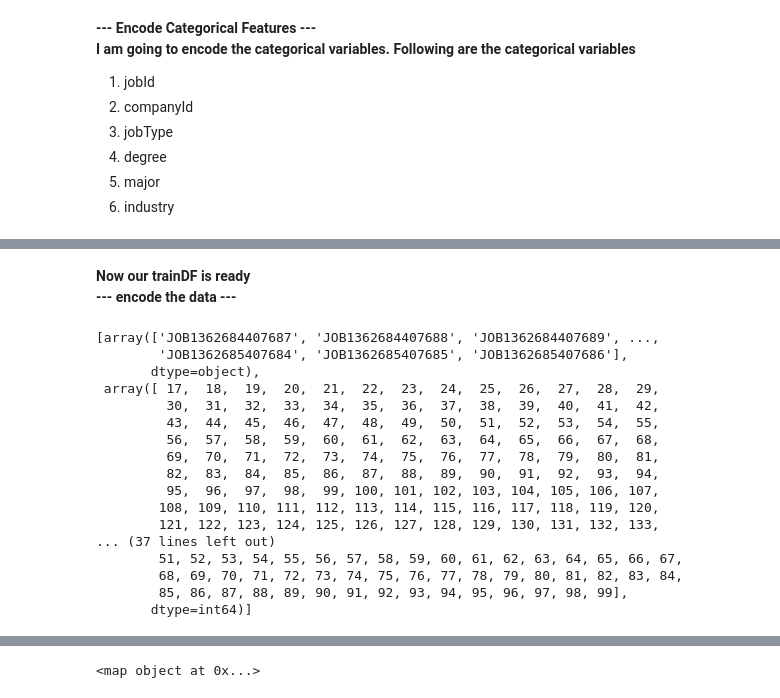
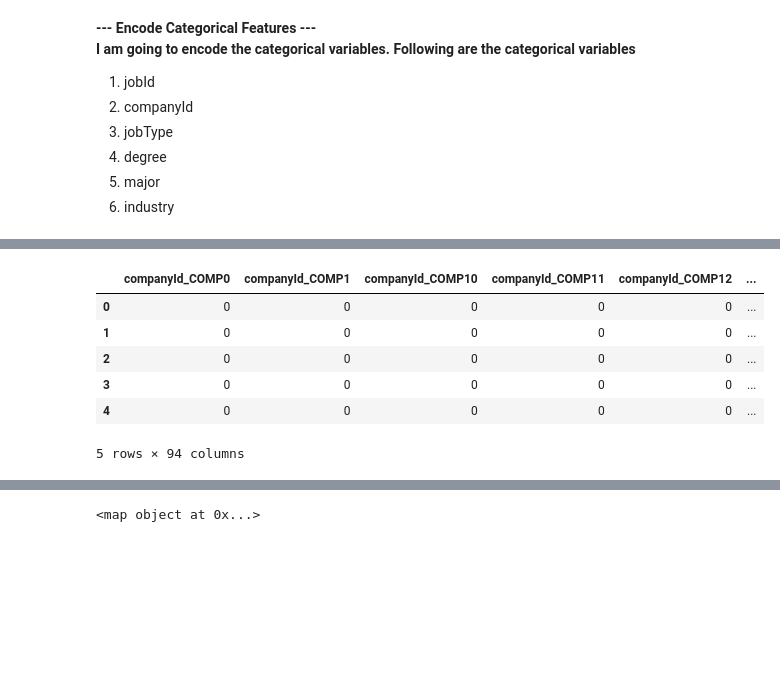
Before and after one commit to dennyalp/Salary-Prediction, a Jupyter notebook: Salary_Prediction_Notebook.ipynb, the cells around one changed output, grey strips where cells are left out. Saved outputs shown, nothing was run; the diff lists cells and outputs as text; code cells hidden in the pictures; blank space fills up the shorter version.

```diff
--- a/Salary_Prediction_Notebook.ipynb
+++ b/Salary_Prediction_Notebook.ipynb
@@ -331,3 +255,0 @@ heatDF
-# %% [markdown]
-<b> Now our trainDF is ready <br>
-<b> --- encode the data ---
@@ -339,21 +256,17 @@ trainEncDF = enc.fit(trainDF)
-# %%
-enc.categories_
-# %% [output]
-[array(['JOB1362684407687', 'JOB1362684407688', 'JOB1362684407689', ...,
-        'JOB1362685407684', 'JOB1362685407685', 'JOB1362685407686'],
-       dtype=object),
- array([ 17,  18,  19,  20,  21,  22,  23,  24,  25,  26,  27,  28,  29,
-         30,  31,  32,  33,  34,  35,  36,  37,  38,  39,  40,  41,  42,
-         43,  44,  45,  46,  47,  48,  49,  50,  51,  52,  53,  54,  55,
-         56,  57,  58,  59,  60,  61,  62,  63,  64,  65,  66,  67,  68,
-         69,  70,  71,  72,  73,  74,  75,  76,  77,  78,  79,  80,  81,
-         82,  83,  84,  85,  86,  87,  88,  89,  90,  91,  92,  93,  94,
-         95,  96,  97,  98,  99, 100, 101, 102, 103, 104, 105, 106, 107,
-        108, 109, 110, 111, 112, 113, 114, 115, 116, 117, 118, 119, 120,
-        121, 122, 123, 124, 125, 126, 127, 128, 129, 130, 131, 132, 133,
-... (37 lines left out)
-        51, 52, 53, 54, 55, 56, 57, 58, 59, 60, 61, 62, 63, 64, 65, 66, 67,
-        68, 69, 70, 71, 72, 73, 74, 75, 76, 77, 78, 79, 80, 81, 82, 83, 84,
-        85, 86, 87, 88, 89, 90, 91, 92, 93, 94, 95, 96, 97, 98, 99],
-       dtype=int64)]
+# %%
+catVars = ['companyId', 'jobType', 'degree', 'major', 'industry']
+numVars = ['yearsExperience', 'milesFromMetropolis']
+targetVar = 'salary'
+cat_df = pd.get_dummies(trainDFGood[catVars])
+num_df = trainDFGood[numVars].apply(pd.to_numeric)
+cleanTrainDf = pd.concat([cat_df, num_df], axis=1)#,ignore_index=False)
+cleanTrainDf.head()
+# %% [output]
+|  | companyId_COMP0 | companyId_COMP1 | companyId_COMP10 | companyId_COMP11 | companyId_COMP12 | ... |
+| 0 | 0 | 0 | 0 | 0 | 0 | ... |
+| 1 | 0 | 0 | 0 | 0 | 0 | ... |
+| 2 | 0 | 0 | 0 | 0 | 0 | ... |
+| 3 | 0 | 0 | 0 | 0 | 0 | ... |
+| 4 | 0 | 0 | 0 | 0 | 0 | ... |
+5 rows × 94 columns
 # %%
```
Also changed, not shown: parts of 14 cells of this notebook.
